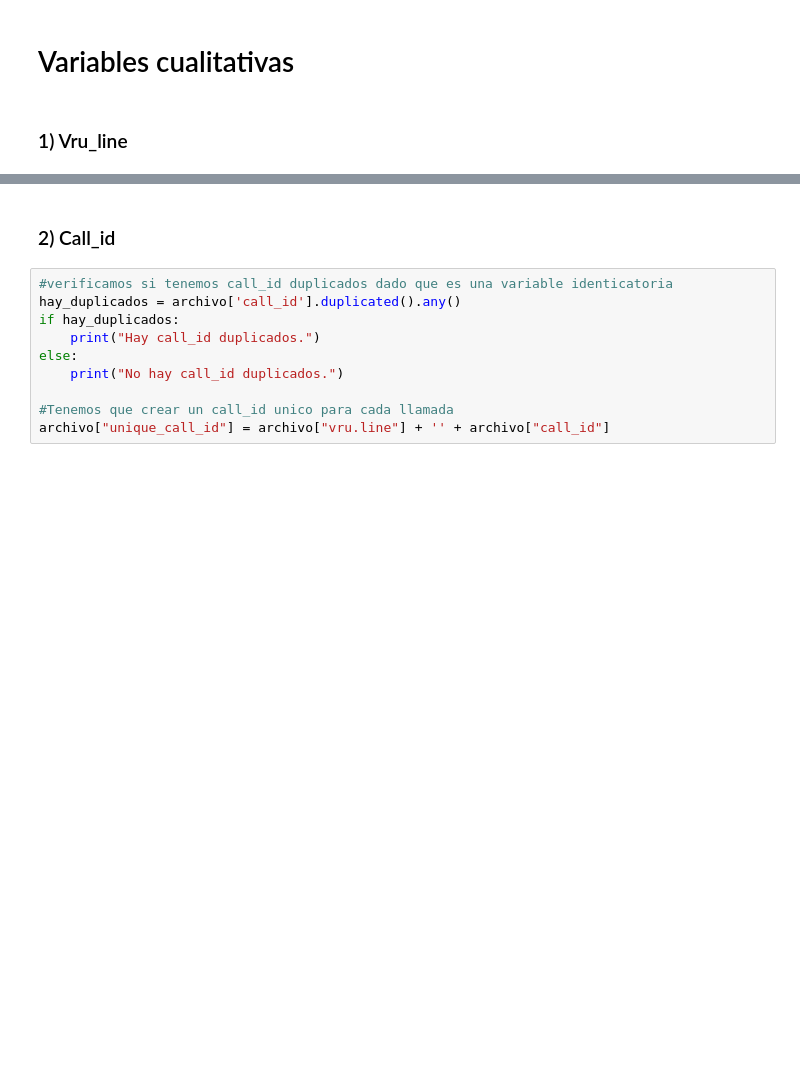
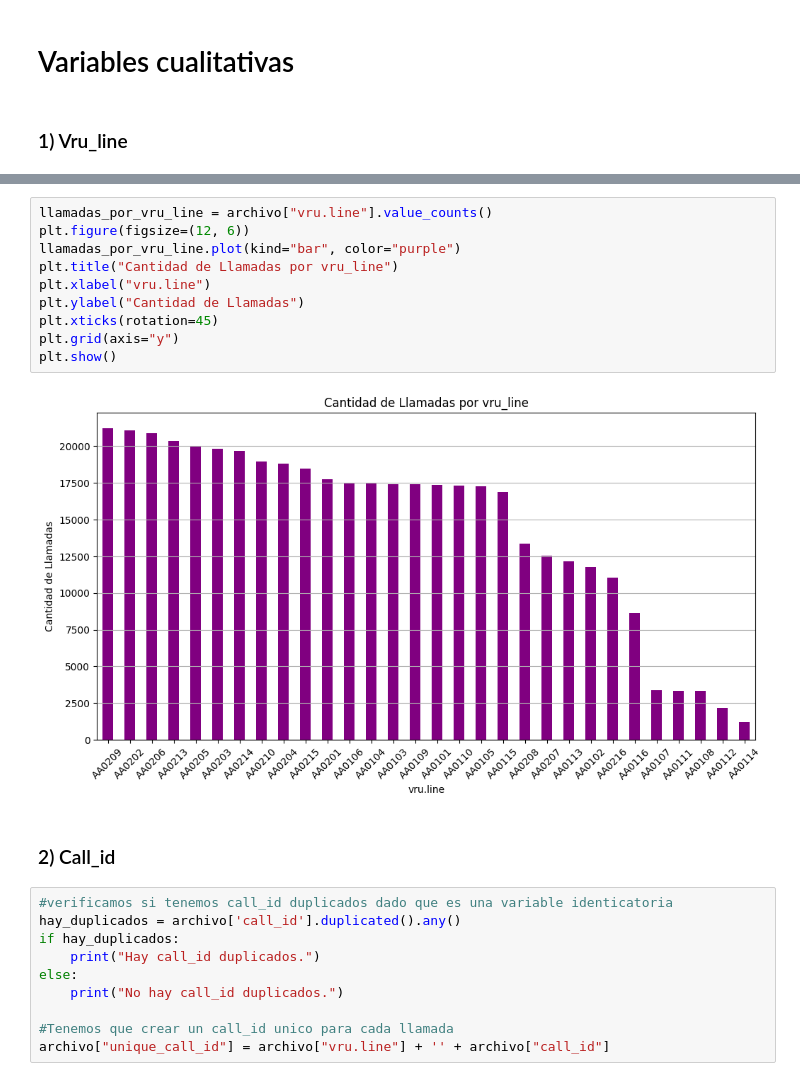
Before and after one commit to ASGuzman/Proyecto, a Jupyter notebook: Notebook.ipynb, the cells around one changed output, grey strips where cells are left out. Saved outputs shown, nothing was run; the diff lists cells and outputs as text; blank space fills up the shorter version.

```diff
--- a/Notebook.ipynb
+++ b/Notebook.ipynb
@@ -470,3 +479,15 @@ Name: ser_time, dtype: float64
+# %%
+llamadas_por_vru_line = archivo["vru.line"].value_counts()
+plt.figure(figsize=(12, 6))
+llamadas_por_vru_line.plot(kind="bar", color="purple")
+plt.title("Cantidad de Llamadas por vru_line")
+plt.xlabel("vru.line")
+plt.ylabel("Cantidad de Llamadas")
+plt.xticks(rotation=45)
+plt.grid(axis="y")
+plt.show()
+# %% [output]
+[figure, added]
 # %% [markdown]
 ### 2) Call_id
 # %%
```
Also changed, not shown: parts of 11 cells of this notebook.
